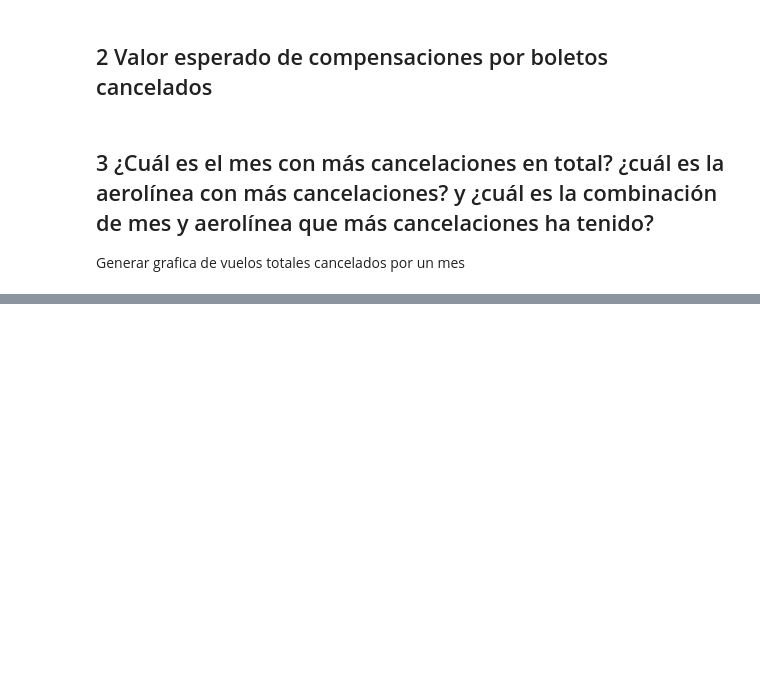
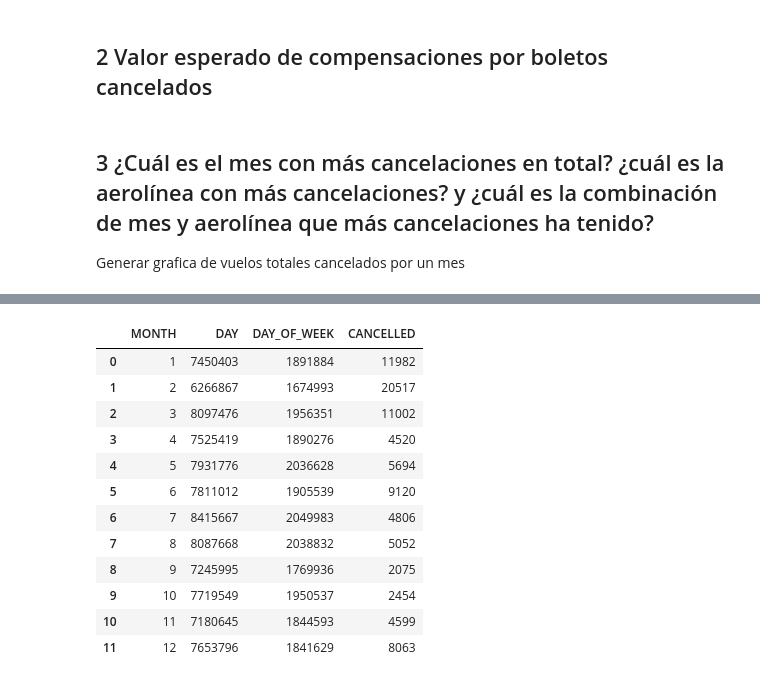
Before and after one commit to SleepWalKer09/FlightsDelayAnalysis, a Jupyter notebook: RetoAerolinea.ipynb, the cells around one changed output, grey strips where cells are left out. Drawn from its saved outputs; the diff is of its cells as text; code cells hidden in the pictures; blank space fills up the shorter version.

```diff
--- a/RetoAerolinea.ipynb
+++ b/RetoAerolinea.ipynb
@@ -109,0 +153,17 @@ Generar grafica de vuelos totales cancelados por un mes
+# %%
+cancelmes = dfCancelados.groupby(['MONTH']).sum().groupby(level=0).cumsum().reset_index()
+cancelmes
+# %% [output]
+|  | MONTH | DAY | DAY_OF_WEEK | CANCELLED |
+| 0 | 1 | 7450403 | 1891884 | 11982 |
+| 1 | 2 | 6266867 | 1674993 | 20517 |
+| 2 | 3 | 8097476 | 1956351 | 11002 |
+| 3 | 4 | 7525419 | 1890276 | 4520 |
+| 4 | 5 | 7931776 | 2036628 | 5694 |
+| 5 | 6 | 7811012 | 1905539 | 9120 |
+| 6 | 7 | 8415667 | 2049983 | 4806 |
+| 7 | 8 | 8087668 | 2038832 | 5052 |
+| 8 | 9 | 7245995 | 1769936 | 2075 |
+| 9 | 10 | 7719549 | 1950537 | 2454 |
+| 10 | 11 | 7180645 | 1844593 | 4599 |
+| 11 | 12 | 7653796 | 1841629 | 8063 |
```
Also changed, not shown: parts of 9 cells of this notebook.
